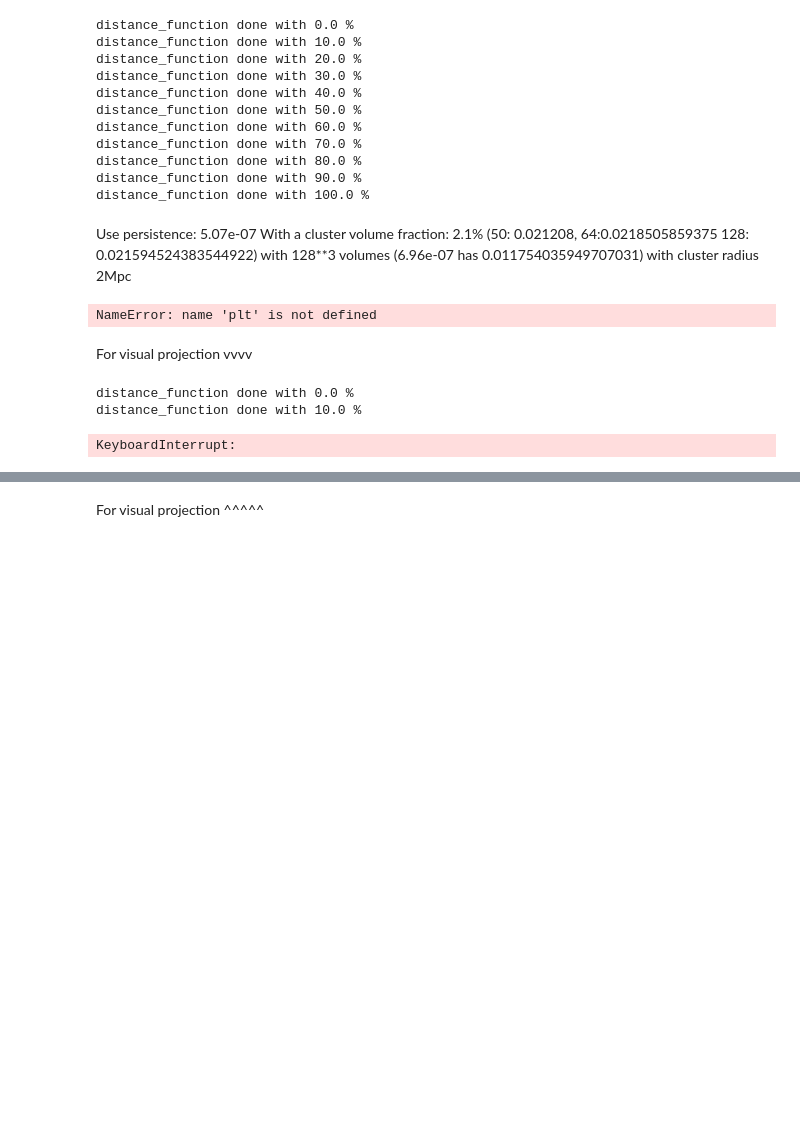
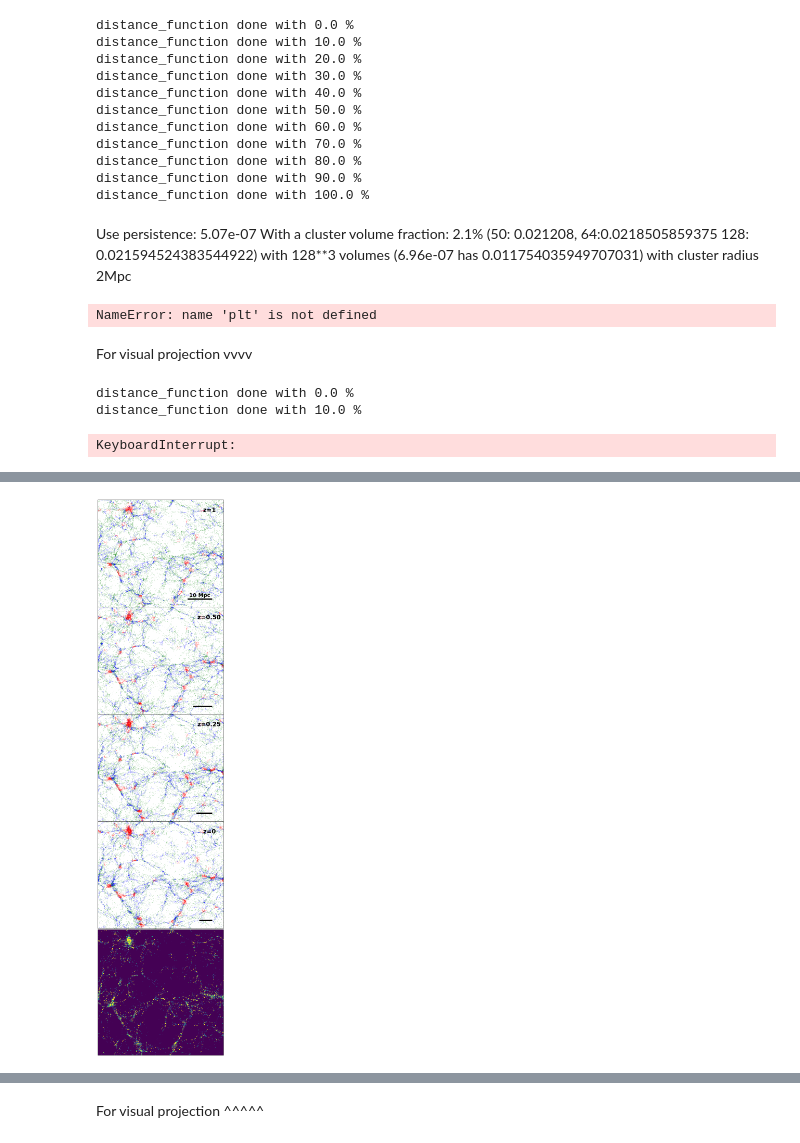
Before and after one commit to zpenoyre/illustrisOld, a Jupyter notebook: web/code/model_checks.ipynb, the cells around one changed output, grey strips where cells are left out. Saved outputs shown, nothing was run; the diff lists cells and outputs as text; code cells hidden in the pictures; blank space fills up the shorter version.

```diff
--- a/web/code/model_checks.ipynb
+++ b/web/code/model_checks.ipynb
@@ -353,0 +458,53 @@ plt.show()
+# %%
+fig = plt.figure(figsize=(7, 30))
+# arrange grid
+gs  = gridspec.GridSpec(5, 1, height_ratios=[1,1,1,1,128/(75/0.7)])
+
+plot_z0_distr = plt.subplot(gs[4])
+plot_z0_color = plt.subplot(gs[3])
+plot_z025_color = plt.subplot(gs[2])
+plot_z050_color = plt.subplot(gs[1])
+plot_z1_color = plt.subplot(gs[0])
+
+
+# create color map for halo distriubtion
+colors = ['green', 'blue', 'red']; levels = [-1,0,1];
+cmap, norm = mpl.colors.from_levels_and_colors(levels=levels, colors=colors, extend='max')
+
+# plot scatters
+plot_z0_color.scatter(z0_colored_halos[:,0]/1000,z0_colored_halos[:,1]/1000,
+           c=z0_colored_halos[:,3], s=3, marker='.', edgecolors='none',cmap=cmap, norm=norm)
+plot_z025_color.scatter(z025_colored_halos[:,0]/1000,z025_colored_halos[:,1]/1000,
+           c=z025_colored_halos[:,3], s=3, marker='.', edgecolors='none',cmap=cmap, norm=norm)
+plot_z050_color.scatter(z050_colored_halos[:,0]/1000,z050_colored_halos[:,1]/1000,
+           c=z050_colored_halos[:,3], s=3, marker='.', edgecolors='none',cmap=cmap, norm=norm)
+plot_z1_color.scatter(z1_colored_halos[:,0]/1000,z1_colored_halos[:,1]/1000,
+           c=z1_colored_halos[:,3], s=3, marker='.', edgecolors='none',cmap=cmap, norm=norm)
+
+plot_z0_distr.imshow(pixels,vmin=1,vmax=10, origin='lower')
+
+# add scale bars
+plot_z1_color.plot([77,97],[8,8],'black',linewidth=5.0); plot_z1_color.text(78,10, '10 Mpc',fontsize=20, fontweight='bold');
+plot_z050_color.plot([82,97],[8,8],'black',linewidth=5.0);
+plot_z025_color.plot([84.5,97],[8,8],'black',linewidth=5.0);
+plot_z0_color.plot([87,97],[8,8],'black',linewidth=5.0);
+
+plot_z1_color.text(90, 95, 'z=1',fontsize=23, fontweight='bold');plot_z0_color.text(90, 95, 'z=0',fontsize=23, fontweight='bold');
+plot_z025_color.text(85, 95, 'z=0.25',fontsize=23, fontweight='bold');plot_z050_color.text(85, 95, 'z=0.50',fontsize=23, fontweight='bold');
+
+
+plot_z1_color.set_xlim([0, 75/0.7]); plot_z1_color.set_ylim([0, 75/0.7]);
+plot_z050_color.set_xlim([0, 75/0.7]); plot_z050_color.set_ylim([0, 75/0.7]);
+plot_z025_color.set_xlim([0, 75/0.7]); plot_z025_color.set_ylim([0, 75/0.7]);
+plot_z0_color.set_xlim([0, 75/0.7]); plot_z0_color.set_ylim([0, 75/0.7]);
+#plot_z0_distr.set_xlim([0, 256]); plot_z0_distr.set_ylim([0, 256]);
+
+plot_z0_distr.yaxis.set_visible(False); plot_z1_color.yaxis.set_visible(False); plot_z050_color.yaxis.set_visible(False); plot_z025_color.yaxis.set_visible(False); plot_z0_color.yaxis.set_visible(False);
+plot_z0_distr.xaxis.set_visible(False); plot_z1_color.xaxis.set_visible(False); plot_z050_color.xaxis.set_visible(False); plot_z025_color.xaxis.set_visible(False); plot_z0_color.xaxis.set_visible(False)
+
+plt.tight_layout()
+plt.subplots_adjust(hspace=.0, wspace=.0)
+plt.show()
+fig.savefig('test.pdf', format='pdf')
+# %% [output]
+[figure, added]
```
Also changed, not shown: parts of 21 cells of this notebook, 2 other files.
